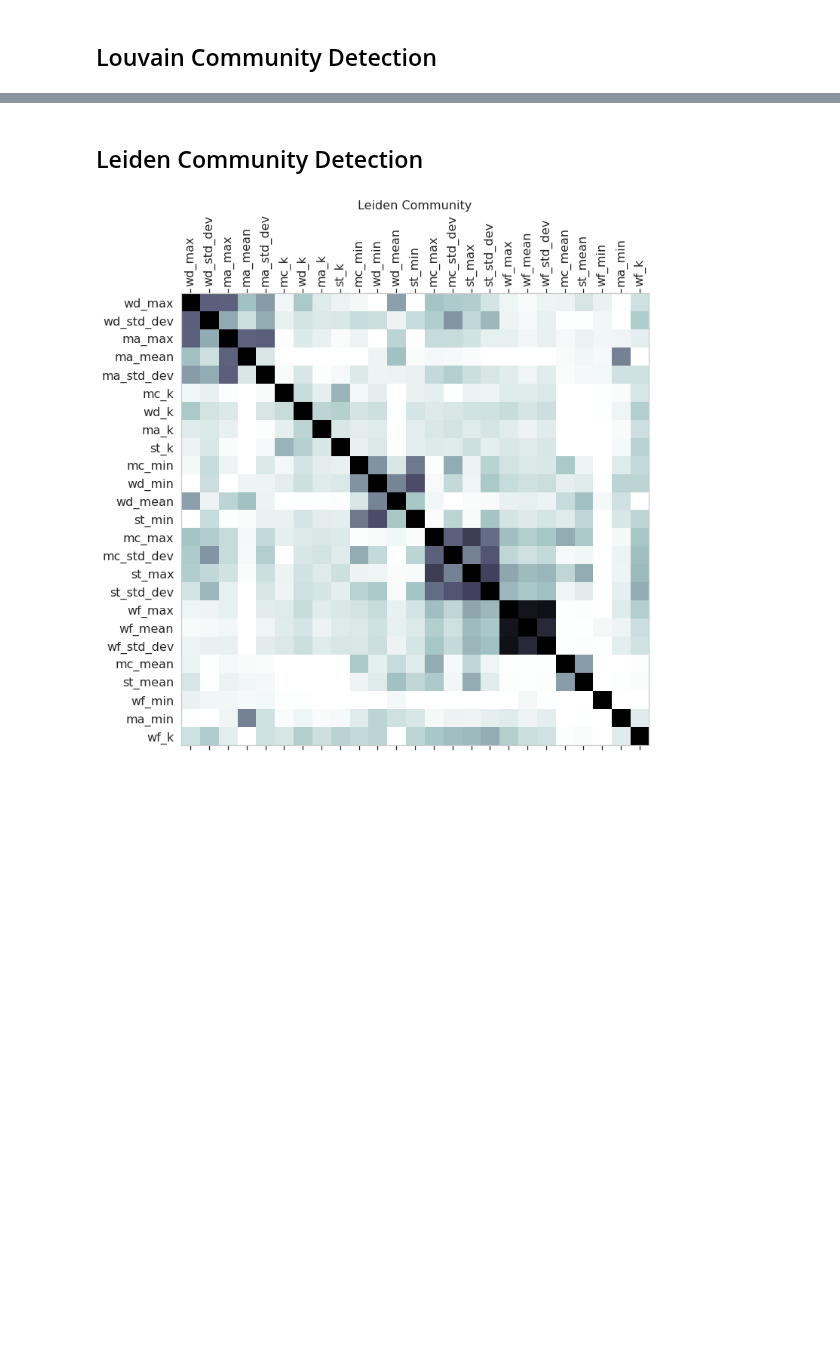
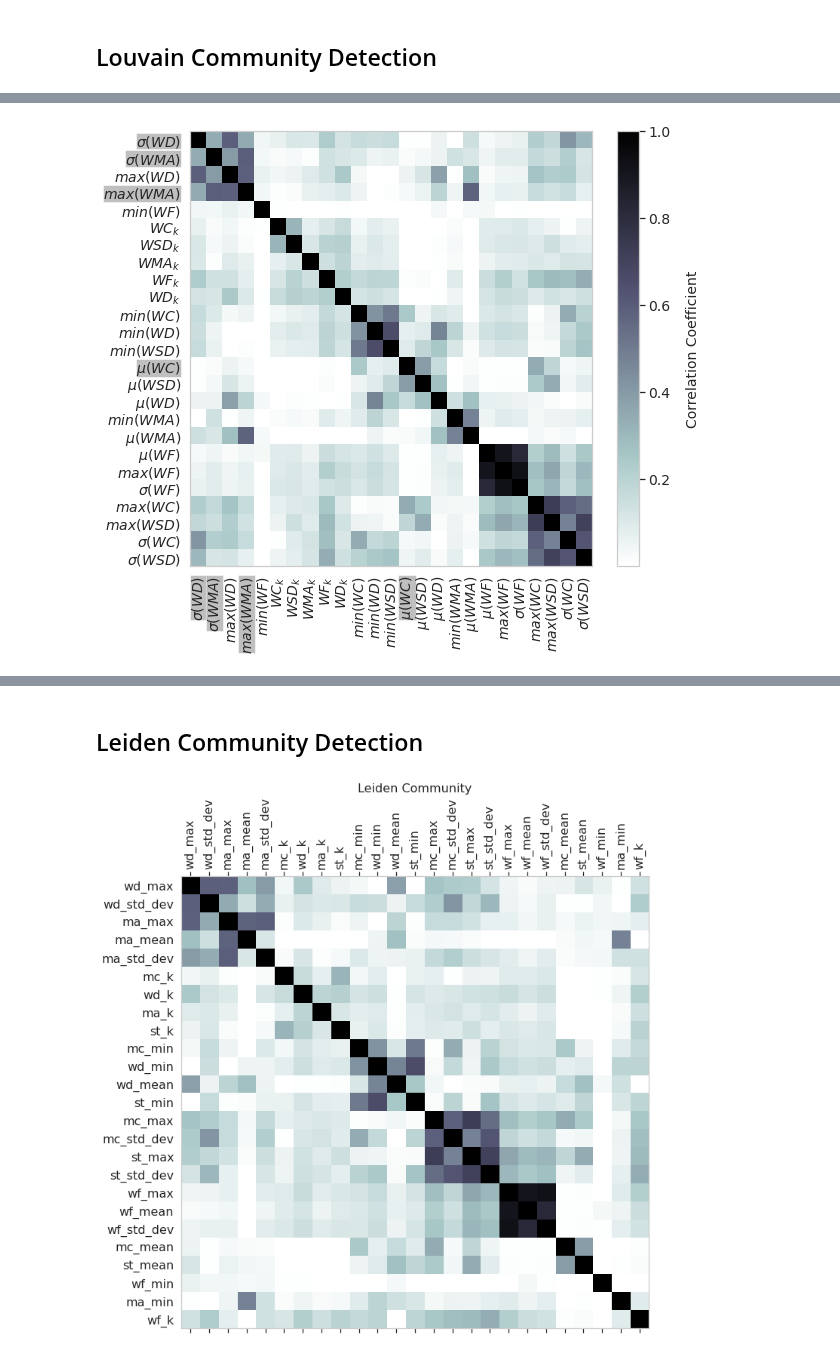
Before and after one commit to arunavanag591/odor_analysis, a Jupyter notebook: data_exploration/dataCommunitydetection.ipynb, the cells around one changed output, grey strips where cells are left out. Cells and saved outputs as stored; diff of their text form; code cells hidden in the pictures; blank space fills up the shorter version.

```diff
--- a/data_exploration/dataCommunitydetection.ipynb
+++ b/data_exploration/dataCommunitydetection.ipynb
@@ -141,0 +184,49 @@ f.savefig('../../Figure/louvain.jpeg', dpi=300, bbox_inches = "tight")
+# %%
+# Convert the ndarray to a DataFrame
+corr_mat_df = pd.DataFrame(corr_mat)
+
+# Perform hierarchical clustering
+Z_row = hierarchy.linkage(corr_mat_df, method='ward')
+Z_col = hierarchy.linkage(corr_mat_df.T, method='ward')
+
+# Get the order of rows and columns based on hierarchical clustering
+row_order = hierarchy.leaves_list(Z_row)
+col_order = hierarchy.leaves_list(Z_col)
+
+# Reorder the data based on clustering
+ordered_data = corr_mat_df.iloc[row_order, col_order]
+ordered_data.index
+
+new_names_ = [cn[i] for i in ordered_data.index]
+new_names_
+
+# Create a Matplotlib figure
+f, ax = plt.subplots(figsize=(9, 8))
+ax.grid(False)
+# Plot the heatmap using imshow
+cax = ax.imshow(ordered_data, cmap='bone_r', aspect='auto')
+
+# Set x-axis and y-axis labels
+ax.set_xticks(np.arange(len(col_order)))
+ax.set_yticks(np.arange(len(row_order)))
+ax.set_xticklabels(new_names_, rotation=90)
+ax.set_yticklabels(new_names_)
+
+ax.get_xticklabels()[13].set_bbox(dict(facecolor="gray", alpha=0.5,pad=0.1))
+ax.get_xticklabels()[0].set_bbox(dict(facecolor="gray", alpha=0.5,pad=0.1))
+ax.get_xticklabels()[1].set_bbox(dict(facecolor="gray", alpha=0.5, pad=0.1))
+ax.get_xticklabels()[3].set_bbox(dict(facecolor="gray", alpha=0.5,pad=0.1))
+
+ax.get_yticklabels()[13].set_bbox(dict(facecolor="gray", alpha=0.5,pad=0.1))
+ax.get_yticklabels()[0].set_bbox(dict(facecolor="gray", alpha=0.5,pad=0.1))
+ax.get_yticklabels()[1].set_bbox(dict(facecolor="gray", alpha=0.5,pad=0.1))
+ax.get_yticklabels()[3].set_bbox(dict(facecolor="gray", alpha=0.5,pad=0.1))
+
+
+# Add a colorbar
+cbar = fig.colorbar(cax, ax=ax)
+cbar.set_label('Correlation Coefficient', rotation=90, labelpad=15)
+figurefirst.mpl_functions.set_fontsize(f, 14)
+f.savefig('../../Figure/dendo-matrix_scipy.jpeg', dpi=300, bbox_inches = "tight")
+# %% [output]
+[figure, added]
```
Also changed, not shown: parts of 11 cells of this notebook, 6 other files.
